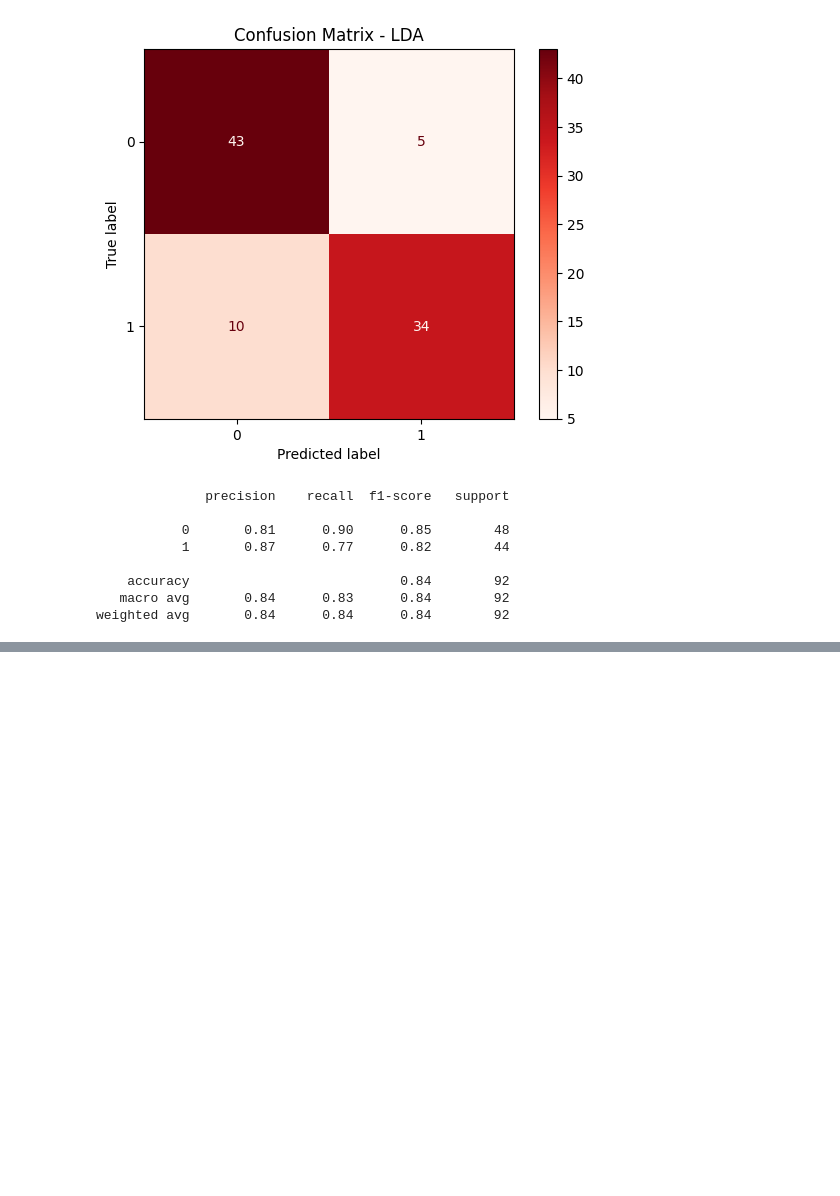
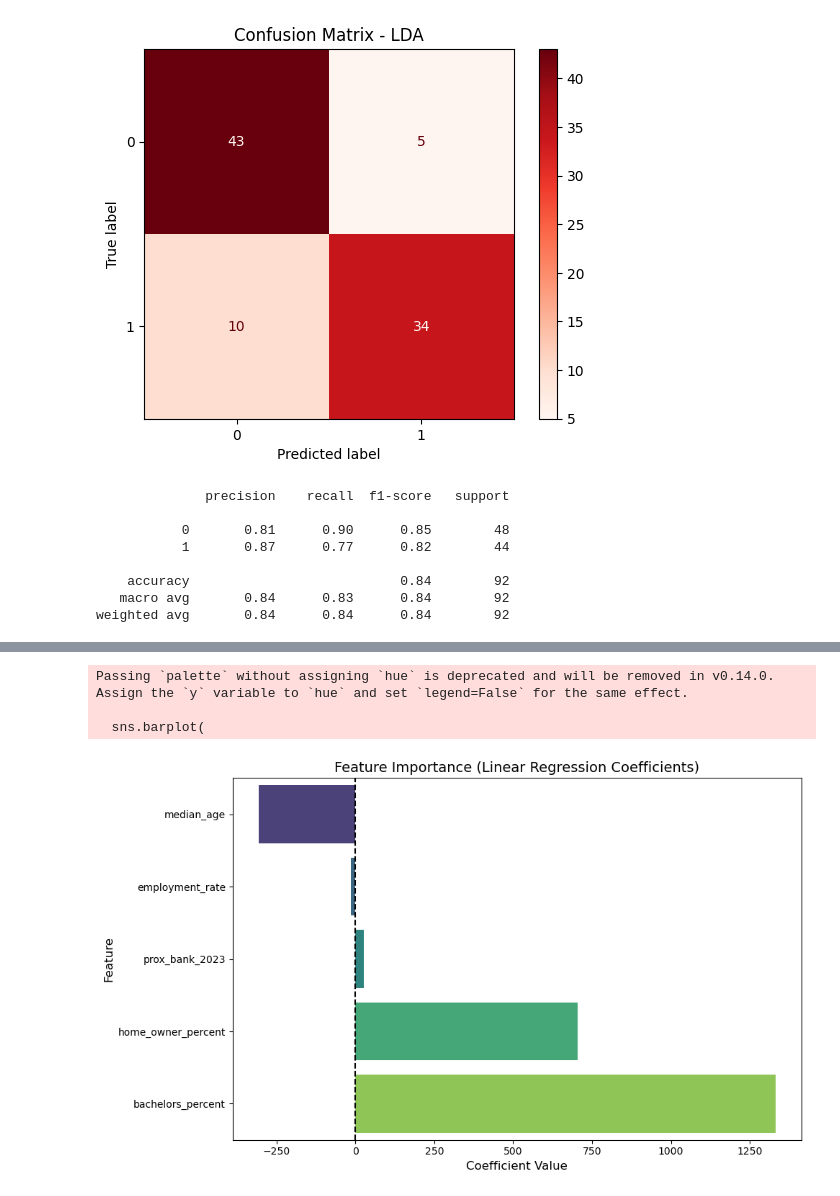
Before and after one commit to Beansproutss/Final_Project_2302, a Jupyter notebook: FinalExamCode.ipynb, the cells around one changed output, grey strips where cells are left out. Saved outputs shown, nothing was run; the diff lists cells and outputs as text; code cells hidden in the pictures; blank space fills up the shorter version.

Commit message:
Linera regression model is done check it out

```diff
--- a/FinalExamCode.ipynb
+++ b/FinalExamCode.ipynb
@@ -451,0 +868,12 @@ weighted avg       0.84      0.84      0.84        92
+# %%
+# -------------------------------
+# 11. Coefficients (Interpretation)
+# -------------------------------
+coefficients = pd.DataFrame({
+    'Feature': X.columns,
+    'Coefficient': model.coef_
+}).sort_values(by='Coefficient')
+
+print("\n===== FEATURE IMPORTANCE =====")
+print(coefficients)
+print(f"\nIntercept: ${model.intercept_:,.2f}")
@@ -451,0 +890,33 @@ weighted avg       0.84      0.84      0.84        92
+# %%
+# -------------------------------
+# 12 Visualization
+# -------------------------------
+
+
+# Sort coefficients for better display
+coefficients_sorted = coefficients.sort_values(by='Coefficient')
+
+plt.figure(figsize=(10,6))
+
+sns.barplot(
+    x='Coefficient',
+    y='Feature',
+    data=coefficients_sorted,
+    palette='viridis'
+)
+
+# Add vertical reference line at 0
+plt.axvline(0, color='black', linestyle='--')
+
+# Titles and labels
+plt.title("Feature Importance (Linear Regression Coefficients)", fontsize=14)
+plt.xlabel("Coefficient Value", fontsize=12)
+plt.ylabel("Feature", fontsize=12)
+
+plt.tight_layout()
+plt.show()
+# %% [output]
+Passing `palette` without assigning `hue` is deprecated and will be removed in v0.14.0. Assign the `y` variable to `hue` and set `legend=False` for the same effect.
+
+  sns.barplot(
+[figure, added]
```
Also changed, not shown: parts of 31 cells of this notebook, 3 other files.
